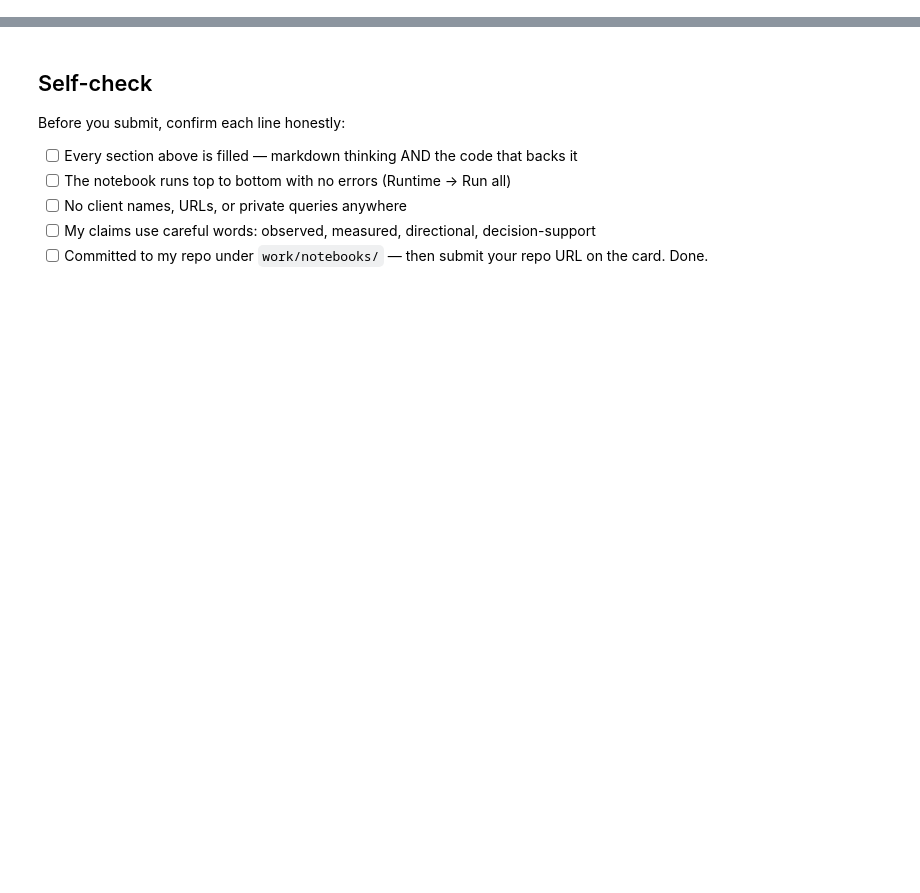
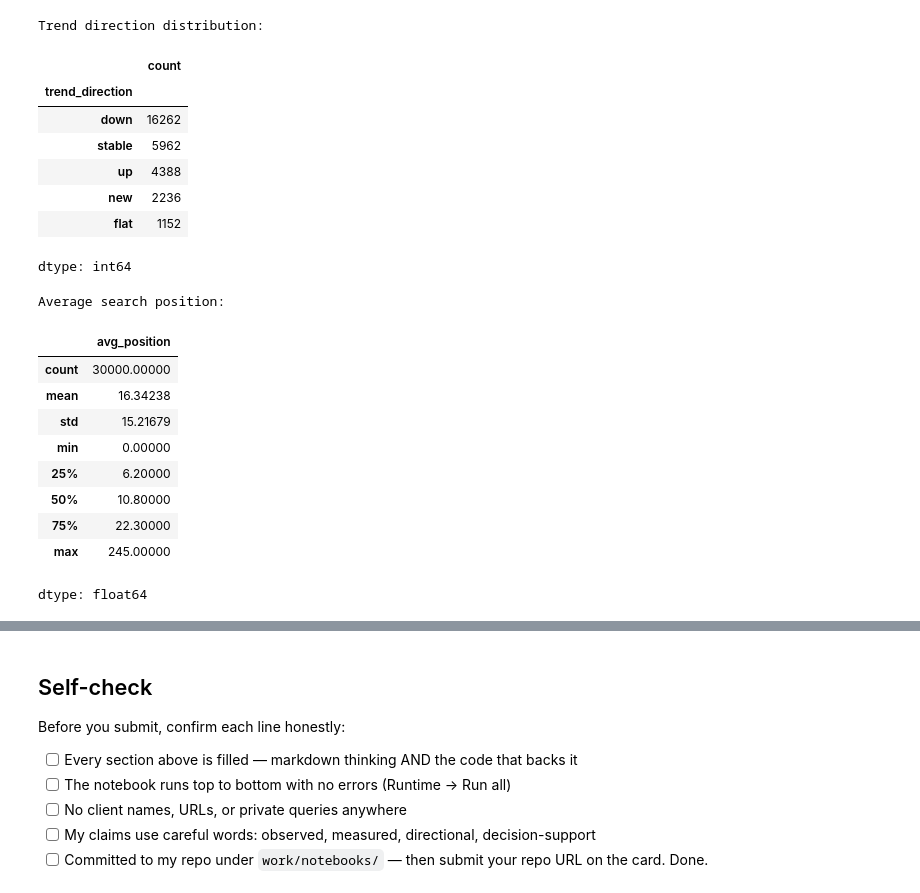
Before and after one commit to lakeshkumarkhatri/flyrank-ml, a Jupyter notebook: work/notebooks/w02_ml_task_framing.ipynb, the cells around one changed output, grey strips where cells are left out. Saved outputs shown, nothing was run; the diff lists cells and outputs as text; code cells hidden in the pictures; blank space fills up the shorter version.

```diff
--- a/work/notebooks/w02_ml_task_framing.ipynb
+++ b/work/notebooks/w02_ml_task_framing.ipynb
@@ -16,3 +50,30 @@ This skeleton is yours to fill. Work the sections **in order** — each one has
+# %%
+print("Trend direction distribution:")
+display(df["trend_direction"].value_counts())
+
+print("\nAverage search position:")
+display(df["avg_position"].describe())
+# %% [output]
+Trend direction distribution:
+|  | count |
+| trend_direction |  |
+| down | 16262 |
+| stable | 5962 |
+| up | 4388 |
+| new | 2236 |
+| flat | 1152 |
+dtype: int64
+Average search position:
+|  | avg_position |
+| count | 30000.00000 |
+| mean | 16.34238 |
+| std | 15.21679 |
+| min | 0.00000 |
+| 25% | 6.20000 |
+| 50% | 10.80000 |
+| 75% | 22.30000 |
+| max | 245.00000 |
+dtype: float64
 # %% [markdown]
 ## 2. Target or proxy
 
```
Also changed, not shown: parts of 18 cells of this notebook.
